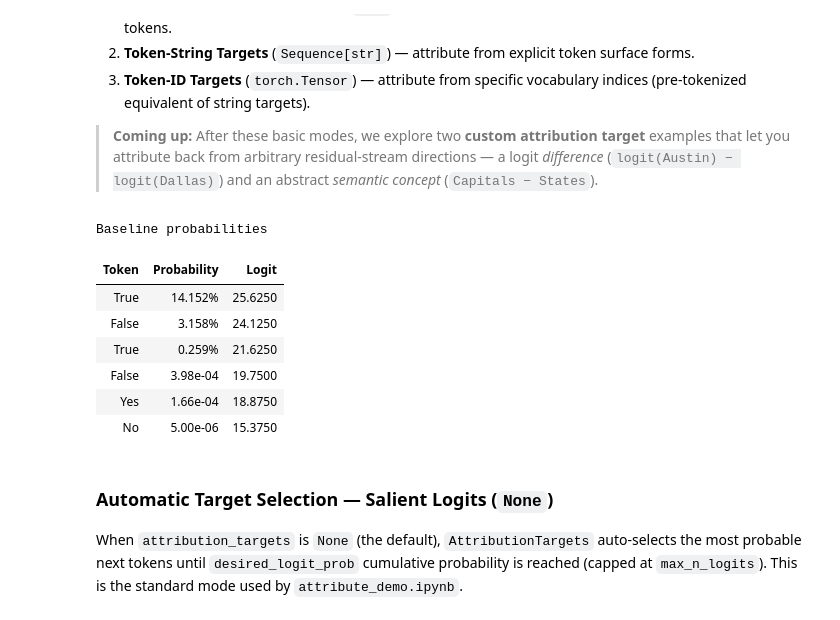
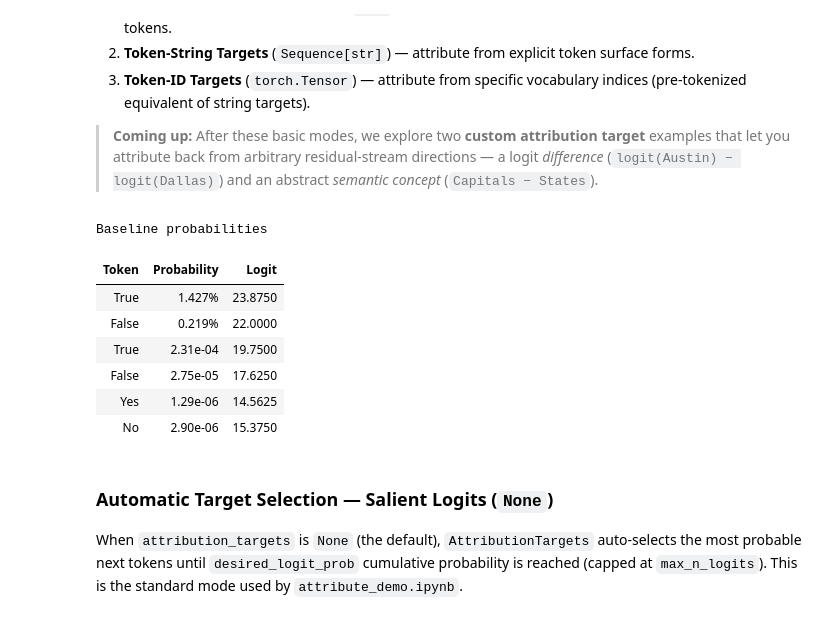
Before and after one commit to hollolaszlo88/thesis_circuit_breaker, a Jupyter notebook: my_work/notebooks/runpod_baseline_math.ipynb, the cells around one changed output. Cells and saved outputs as stored; diff of their text form; code cells hidden in the pictures.

```diff
--- a/my_work/notebooks/runpod_baseline_math.ipynb
+++ b/my_work/notebooks/runpod_baseline_math.ipynb
@@ -337,7 +337,12 @@ This section explores the three simplest ways to specify attribution targets:
 # %%
 # Define the prompt, shared attribution parameters, and the three reference tokens (`▁Austin`, `▁Dallas`, `▁Texas`).
 
-prompt = "Statement: For any triangle, the sum of any two sides is greater than the third side. Answer:"
+prompt1 = "Statement: For any triangle, the sum of any two sides is greater than the third side. Answer:"
+prompt2 = "Statement: For any triangle, the sum of any two sides is greater than the third side. Answer with exactly one word: True or False."
+prompt3 = "Statement: For any triangle, the sum of any two sides is less than the third side. Answer:"
+
+prompt = prompt2
+
 token_x, token_y = " True", " False"
 
 # Shared attribution kwargs (apply to all runs)
@@ -352,39 +357,39 @@ attr_kwargs = dict(
 
 # Resolve token ids for key tokens
 tokenizer = model.tokenizer
 idx_x = tokenizer.encode(token_x, add_special_tokens=False)[-1]
 idx_y = tokenizer.encode(token_y, add_special_tokens=False)[-1]
 idx_true  = tokenizer.encode("True", add_special_tokens=False)[-1]
 idx_false = tokenizer.encode("False", add_special_tokens=False)[-1]
 idx_yes   = tokenizer.encode("Yes", add_special_tokens=False)[-1]
 idx_no    = tokenizer.encode("No", add_special_tokens=False)[-1]
 
 # Bind the tokenizer and key tokens for display helpers
 display_topk = partial(
     display_topk_token_predictions,
     tokenizer=tokenizer,
     key_tokens=[(token_x, idx_x), (token_y, idx_y),
                 ("True", idx_true), ("False", idx_false),
                 ("Yes", idx_yes), ("No", idx_no)],
 )
 
 # Show baseline token probabilities
 input_ids = model.ensure_tokenized(prompt)
 with torch.no_grad():
     baseline_logits, _ = model.get_activations(input_ids)
 
 key_ids = [idx_x, idx_y, idx_true, idx_false, idx_yes, idx_no]
 key_labels = [token_x, token_y, "True", "False", "Yes", "No"]
 display_token_probs(baseline_logits, key_ids, key_labels, title="Baseline probabilities")
 # %% [output]
 Baseline probabilities
 | Token | Probability | Logit |
-| True | 14.152% | 25.6250 |
-| False | 3.158% | 24.1250 |
-| True | 0.259% | 21.6250 |
-| False | 3.98e-04 | 19.7500 |
-| Yes | 1.66e-04 | 18.8750 |
-| No | 5.00e-06 | 15.3750 |
+| True | 1.427% | 23.8750 |
+| False | 0.219% | 22.0000 |
+| True | 2.31e-04 | 19.7500 |
+| False | 2.75e-05 | 17.6250 |
+| Yes | 1.29e-06 | 14.5625 |
+| No | 2.90e-06 | 15.3750 |
 # %% [markdown]
 ### Automatic Target Selection — Salient Logits (`None`)
 
```
Also changed, not shown: 2 other files.
